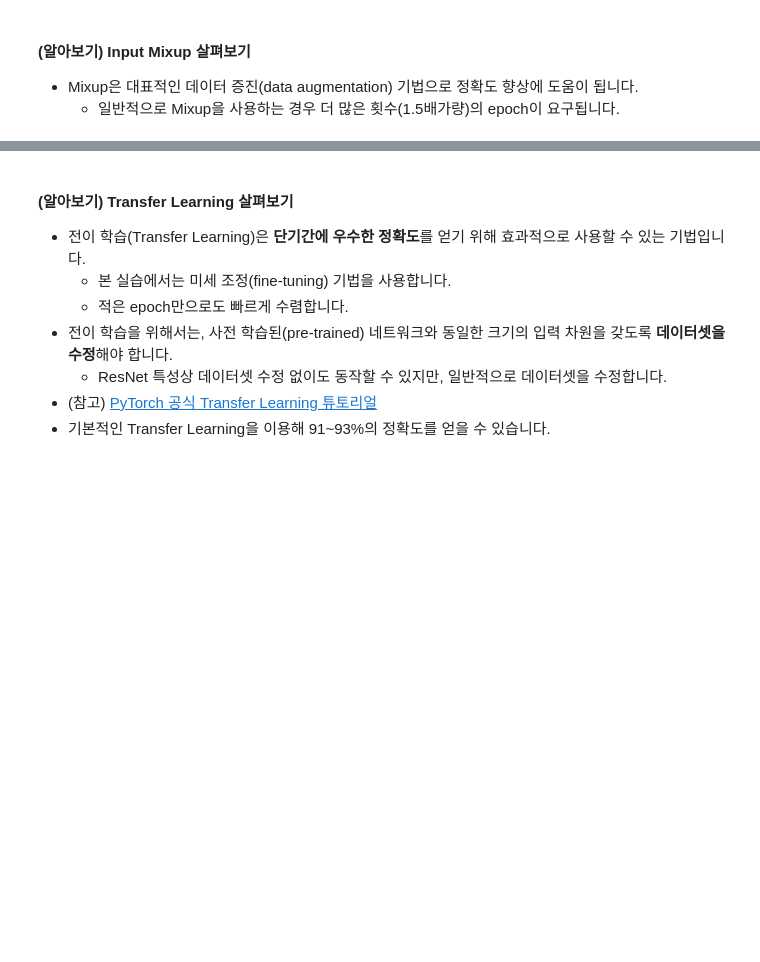
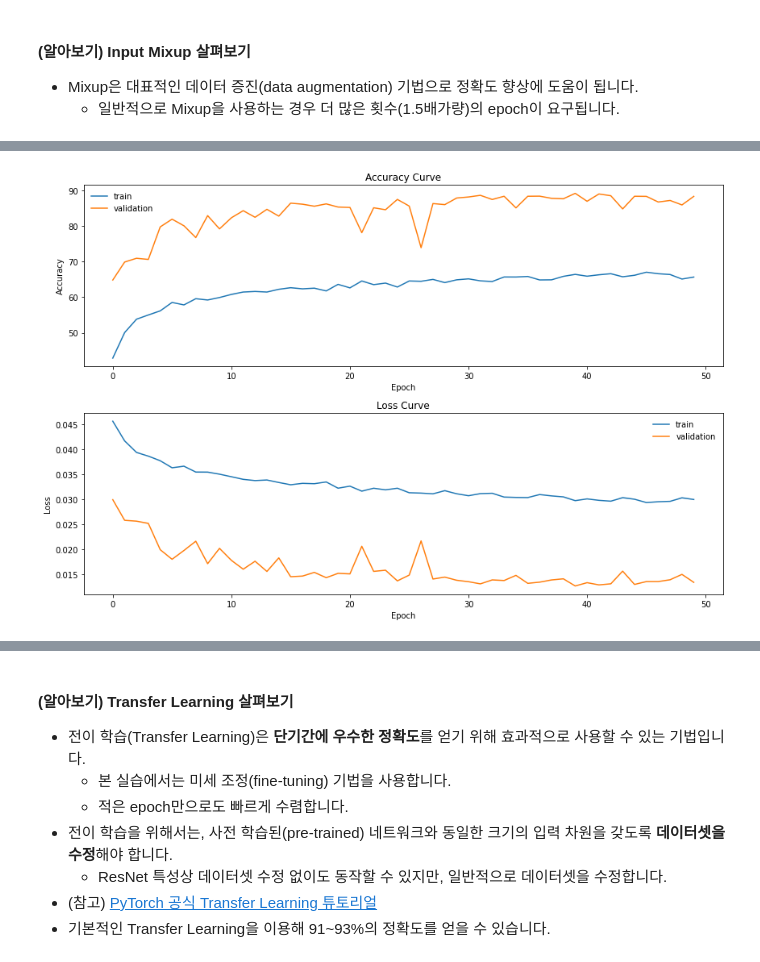
Before and after one commit to JiwooKimm/CNUSW22_Project01_ImageClassifier, a Jupyter notebook: 02_ImageClassifier_based_on_CNN/02_Scene_Classification_CNN.ipynb, the cells around one changed output, grey strips where cells are left out. Saved outputs shown, nothing was run; the diff lists cells and outputs as text; code cells hidden in the pictures; blank space fills up the shorter version.

```diff
--- a/02_ImageClassifier_based_on_CNN/02_Scene_Classification_CNN.ipynb
+++ b/02_ImageClassifier_based_on_CNN/02_Scene_Classification_CNN.ipynb
@@ -1869,23 +1890,30 @@ for i in range(epoch):
 # %%
 # 정확도(accuracy) 커브 시각화 비교
 plt.figure(figsize=(12,8))
 plt.subplot(211)
+plt.plot([i for i in range(epoch)], [i[0] for i in train_result_RN18_MU])
 plt.plot([i for i in range(epoch)], [i[0] for i in val_result_RN18_MU])
-plt.plot([i for i in range(epoch)], [i[0] for i in val_result_RN18])
+# plt.plot([i for i in range(epoch)], [i[0] for i in val_result_RN18])
 plt.title("Accuracy Curve")
 plt.xlabel("Epoch")
 plt.ylabel("Accuracy")
-plt.legend(["ResNet18 Mixup", "ResNet18"], frameon= False)
+# plt.legend(["ResNet18 Mixup", "ResNet18"], frameon= False)
+plt.legend(["train", "validation"], frameon= False)
 
 # 손실(loss) 커브 시각화
 plt.subplot(212)
+plt.plot([i for i in range(epoch)], [i[1] for i in train_result_RN18_MU])
 plt.plot([i for i in range(epoch)], [i[1] for i in val_result_RN18_MU])
-plt.plot([i for i in range(epoch)], [i[1] for i in val_result_RN18])
+# plt.plot([i for i in range(epoch)], [i[1] for i in val_result_RN18])
 plt.title("Loss Curve")
 plt.xlabel("Epoch")
 plt.ylabel("Loss")
-plt.legend(["ResNet18 Mixup", "ResNet18"], frameon= False)
+# plt.legend(["ResNet18 Mixup", "ResNet18"], frameon= False)
+plt.legend(["train", "validation"], frameon= False)
 
 plt.tight_layout()
-plt.savefig(f"CNN_ResNet18_Comparison_-_{epoch}-{learning_rate}.png")
+# plt.savefig(f"/CNN_ResNet18_Comparison_-_{epoch}-{learning_rate}.png")
+plt.savefig(f"/CNN_ResNet18_Mixup_-_{epoch}-{learning_rate}.png")
 plt.show()
+# %% [output]
+[figure, added]
```
Also changed, not shown: parts of 20 cells of this notebook.
